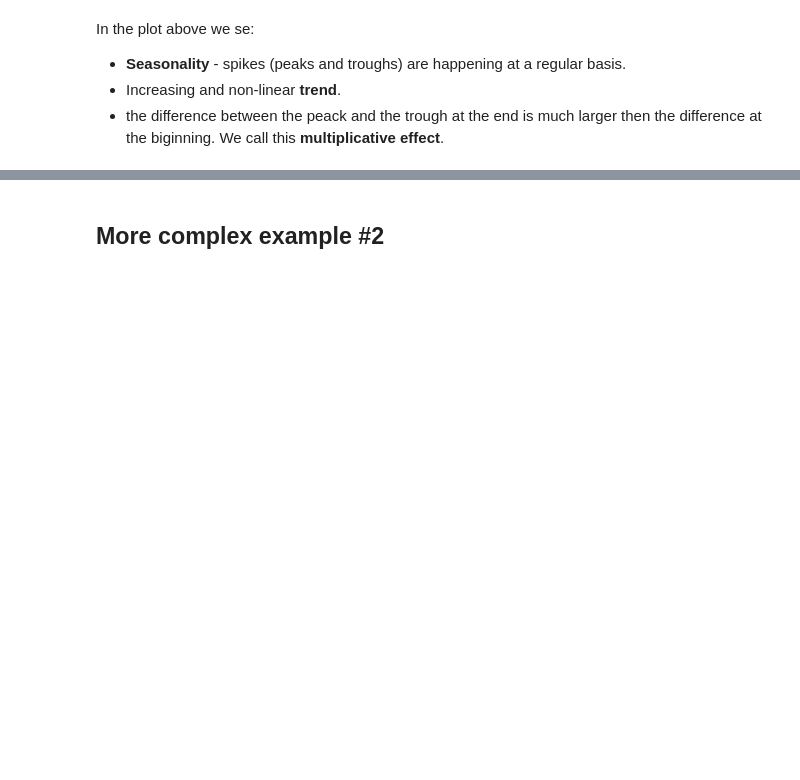
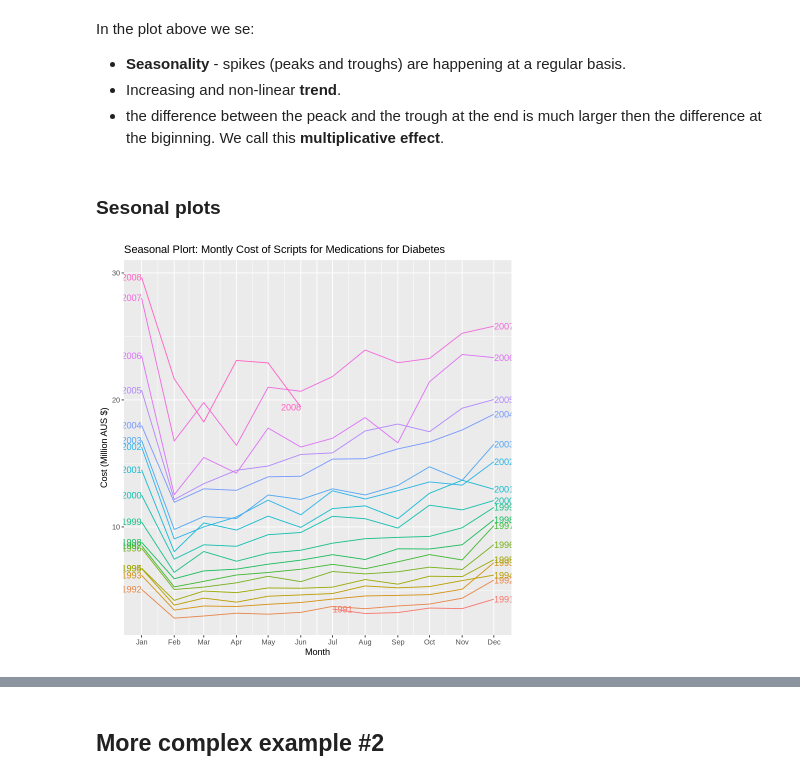
Before and after one commit to andjadenic/R-Tutorials, a Jupyter notebook: EDA_and_plotting_Time_Series.ipynb, the cells around one changed output, grey strips where cells are left out. Saved outputs shown, nothing was run; the diff lists cells and outputs as text; code cells hidden in the pictures; blank space fills up the shorter version.

```diff
--- a/EDA_and_plotting_Time_Series.ipynb
+++ b/EDA_and_plotting_Time_Series.ipynb
@@ -229,3 +365,11 @@ In the plot above we se:
 * **Seasonality** - spikes (peaks and troughs) are happening at a regular basis.
 * Increasing and non-linear **trend**.
 * the difference between the peack and the trough at the end is much larger then the difference at the biginning. We call this **multiplicative effect**.
+# %% [markdown]
+### Sesonal plots
+# %%
+a10_summarised |>
+  gg_season(TotalC, labels = "both") +
+  labs(y = "Cost (Million AUS $)", title = "Seasonal Plort: Montly Cost of Scripts for Medications for Diabetes")
+# %% [output]
+[figure, added]
```
Also changed, not shown: parts of 41 cells of this notebook.
